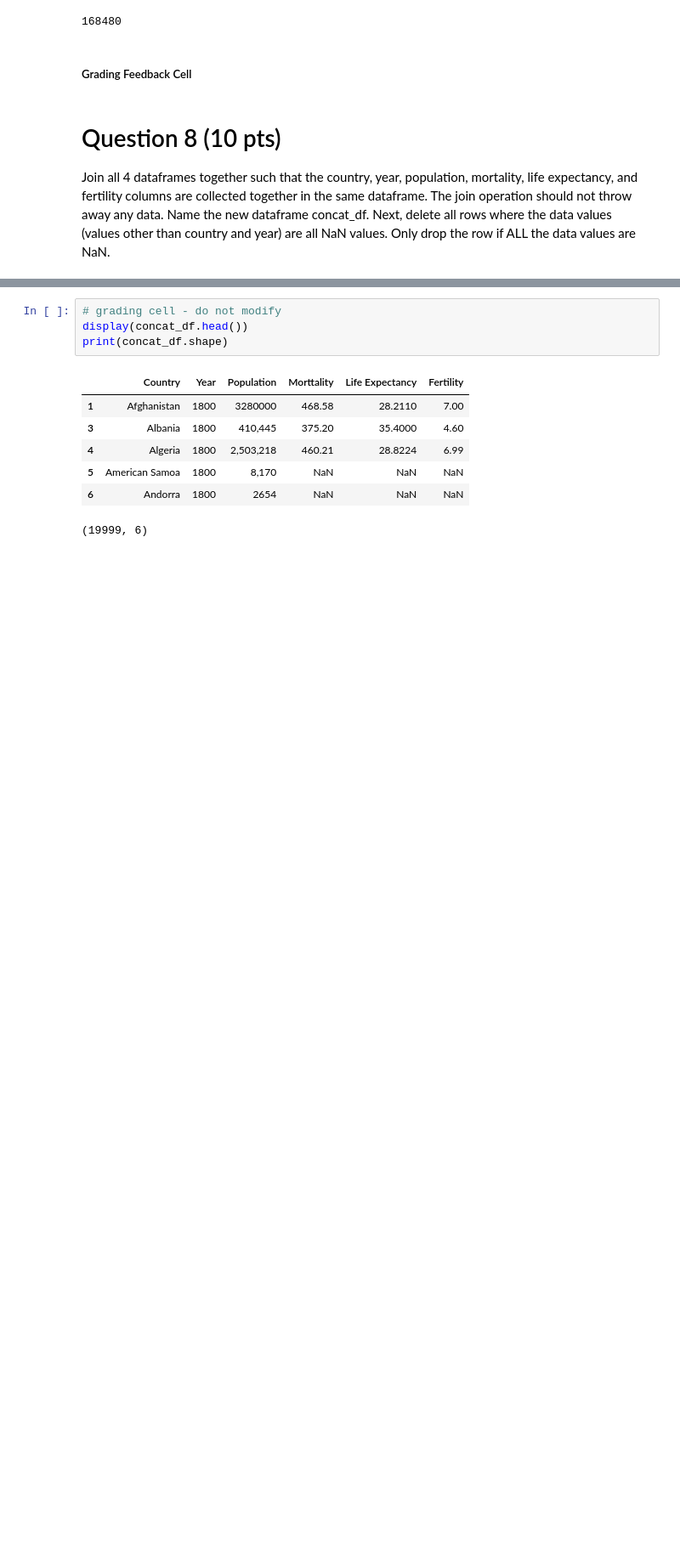
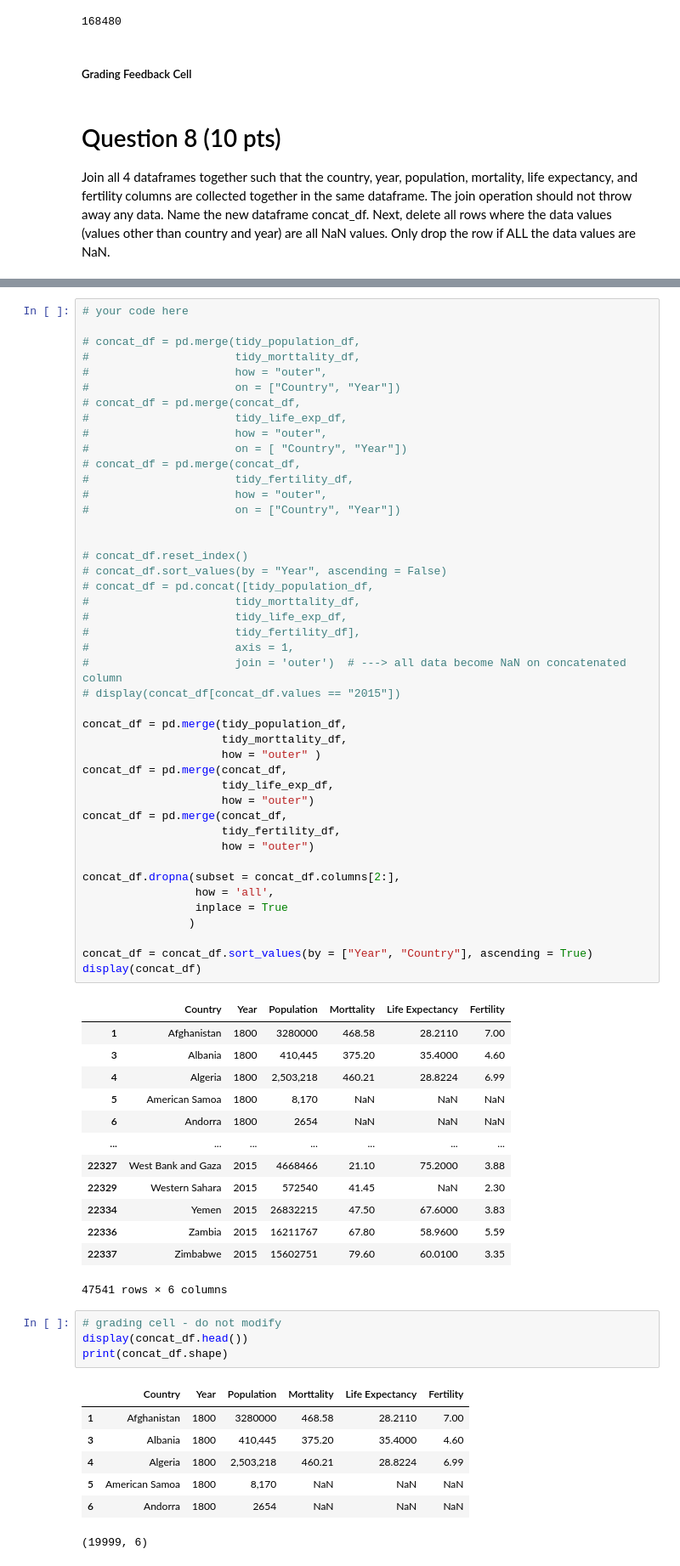
Before and after one commit to xbai15/IST718-HW, a Jupyter notebook: IST-718 Fall 2020 Homework 1.ipynb, the cells around one changed output, grey strips where cells are left out. Shown at 85% size. Cells and saved outputs as stored; diff of their text form; blank space fills up the shorter version.

```diff
--- a/IST-718 Fall 2020 Homework 1.ipynb
+++ b/IST-718 Fall 2020 Homework 1.ipynb
@@ -504,3 +480,61 @@ display(concat_df)
+# %%
+# your code here
+
+# concat_df = pd.merge(tidy_population_df,
+#                      tidy_morttality_df,
+#                      how = "outer",
+#                      on = ["Country", "Year"])
+# concat_df = pd.merge(concat_df,
+#                      tidy_life_exp_df,
+#                      how = "outer",
+#                      on = [ "Country", "Year"])
+# concat_df = pd.merge(concat_df,
+#                      tidy_fertility_df,
+#                      how = "outer",
+#                      on = ["Country", "Year"])
+
+
+# concat_df.reset_index()
+# concat_df.sort_values(by = "Year", ascending = False)
+# concat_df = pd.concat([tidy_population_df,
+#                      tidy_morttality_df,
+#                      tidy_life_exp_df,
+#                      tidy_fertility_df],
+#                      axis = 1,
+#                      join = 'outer')  # ---> all data become NaN on concatenated column
+# display(concat_df[concat_df.values == "2015"])
+
+concat_df = pd.merge(tidy_population_df,
+                     tidy_morttality_df,
+                     how = "outer" )
+concat_df = pd.merge(concat_df,
+                     tidy_life_exp_df,
+                     how = "outer")
+concat_df = pd.merge(concat_df,
+                     tidy_fertility_df,
+                     how = "outer")
+
+concat_df.dropna(subset = concat_df.columns[2:],
+                 how = 'all',
+                 inplace = True
+                )
+
+concat_df = concat_df.sort_values(by = ["Year", "Country"], ascending = True)
+display(concat_df)
+# %% [output]
+|  | Country | Year | Population | Morttality | Life Expectancy | Fertility |
+| 1 | Afghanistan | 1800 | 3280000 | 468.58 | 28.2110 | 7.00 |
+| 3 | Albania | 1800 | 410,445 | 375.20 | 35.4000 | 4.60 |
+| 4 | Algeria | 1800 | 2,503,218 | 460.21 | 28.8224 | 6.99 |
+| 5 | American Samoa | 1800 | 8,170 | NaN | NaN | NaN |
+| 6 | Andorra | 1800 | 2654 | NaN | NaN | NaN |
+| ... | ... | ... | ... | ... | ... | ... |
+| 22327 | West Bank and Gaza | 2015 | 4668466 | 21.10 | 75.2000 | 3.88 |
+| 22329 | Western Sahara | 2015 | 572540 | 41.45 | NaN | 2.30 |
+| 22334 | Yemen | 2015 | 26832215 | 47.50 | 67.6000 | 3.83 |
+| 22336 | Zambia | 2015 | 16211767 | 67.80 | 58.9600 | 5.59 |
+| 22337 | Zimbabwe | 2015 | 15602751 | 79.60 | 60.0100 | 3.35 |
+47541 rows × 6 columns
 # %%
 # grading cell - do not modify
 display(concat_df.head())
```
Also changed, not shown: parts of 3 cells of this notebook.
